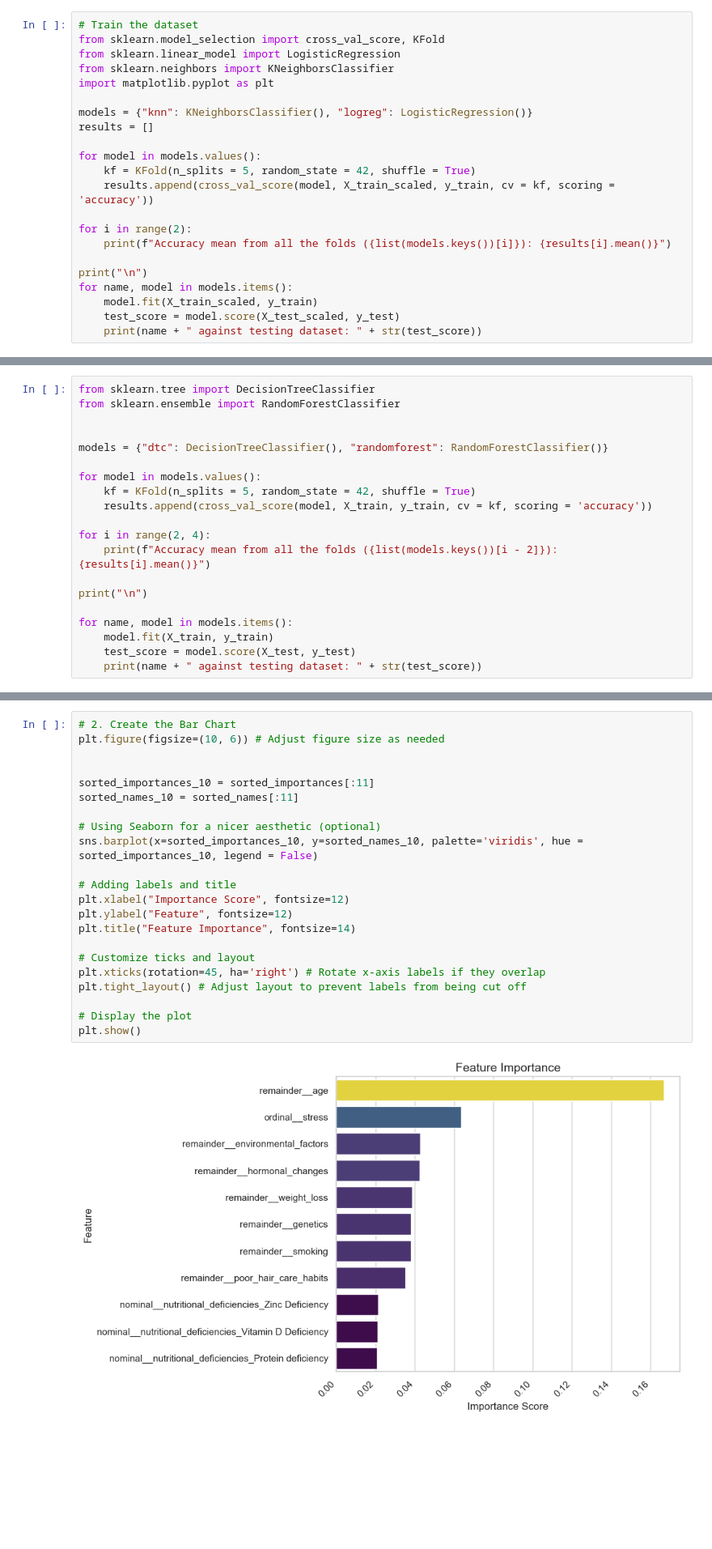
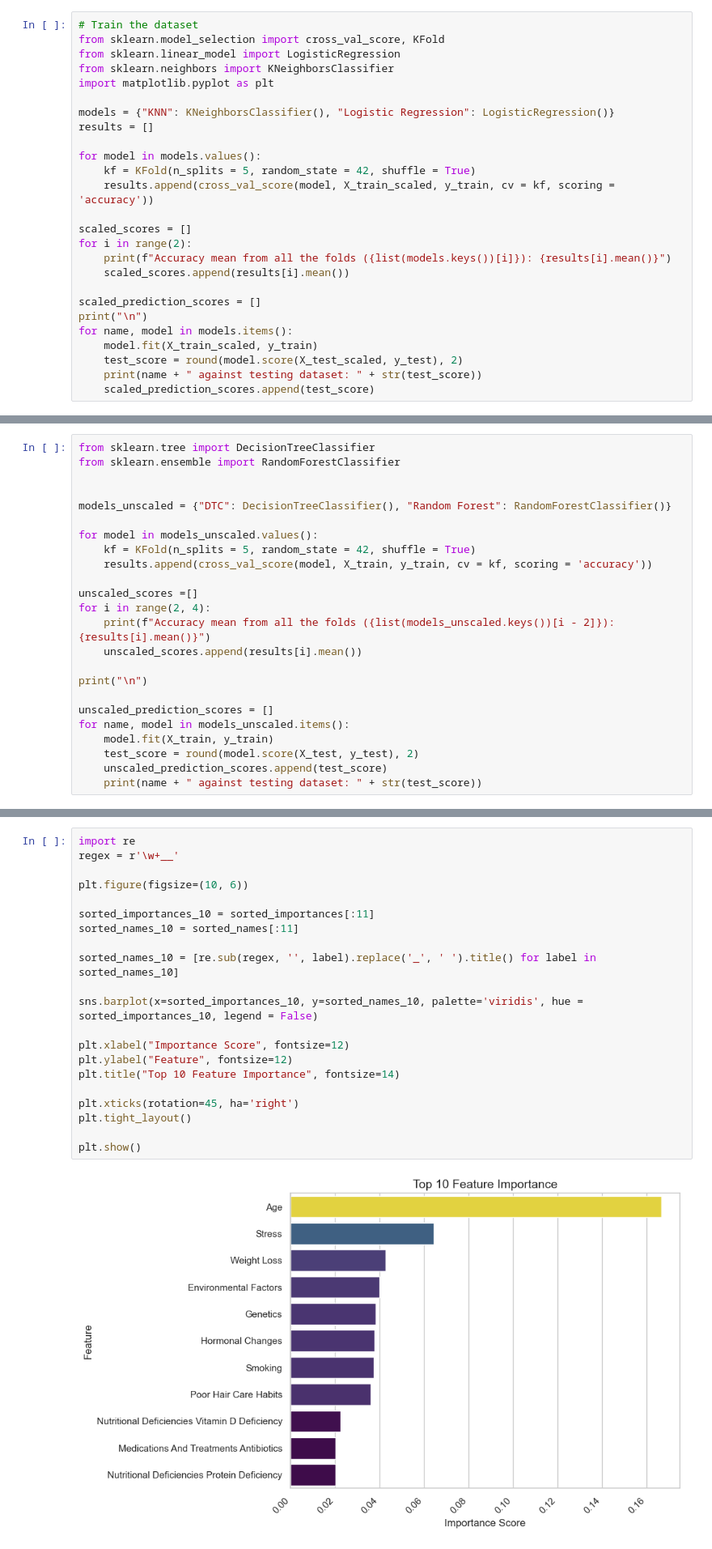
Before and after one commit to kimodri/school-projects, a Jupyter notebook: statistics-and-probability/hair_ml.ipynb, the cells around one changed output, grey strips where cells are left out. Shown: that part at 81% size. Cells and saved outputs as stored; diff of their text form; blank space fills up the shorter version.

```diff
--- a/statistics-and-probability/hair_ml.ipynb
+++ b/statistics-and-probability/hair_ml.ipynb
@@ -116,19 +117,23 @@ from sklearn.linear_model import LogisticRegression
 from sklearn.neighbors import KNeighborsClassifier
 import matplotlib.pyplot as plt
 
-models = {"knn": KNeighborsClassifier(), "logreg": LogisticRegression()}
+models = {"KNN": KNeighborsClassifier(), "Logistic Regression": LogisticRegression()}
 results = []
 
 for model in models.values():
     kf = KFold(n_splits = 5, random_state = 42, shuffle = True)
     results.append(cross_val_score(model, X_train_scaled, y_train, cv = kf, scoring = 'accuracy'))
 
+scaled_scores = []
 for i in range(2):
     print(f"Accuracy mean from all the folds ({list(models.keys())[i]}): {results[i].mean()}")
+    scaled_scores.append(results[i].mean())
 
+scaled_prediction_scores = []
 print("\n")
 for name, model in models.items():
     model.fit(X_train_scaled, y_train)
-    test_score = model.score(X_test_scaled, y_test)
+    test_score = round(model.score(X_test_scaled, y_test), 2)
     print(name + " against testing dataset: " + str(test_score))
+    scaled_prediction_scores.append(test_score)
 # %% [output]
@@ -145,19 +148,23 @@ from sklearn.tree import DecisionTreeClassifier
 from sklearn.ensemble import RandomForestClassifier
 
 
-models = {"dtc": DecisionTreeClassifier(), "randomforest": RandomForestClassifier()}
+models_unscaled = {"DTC": DecisionTreeClassifier(), "Random Forest": RandomForestClassifier()}
 
-for model in models.values():
+for model in models_unscaled.values():
     kf = KFold(n_splits = 5, random_state = 42, shuffle = True)
     results.append(cross_val_score(model, X_train, y_train, cv = kf, scoring = 'accuracy'))
 
+unscaled_scores =[]
 for i in range(2, 4):
-    print(f"Accuracy mean from all the folds ({list(models.keys())[i - 2]}): {results[i].mean()}")
+    print(f"Accuracy mean from all the folds ({list(models_unscaled.keys())[i - 2]}): {results[i].mean()}")
+    unscaled_scores.append(results[i].mean())
 
 print("\n")
 
-for name, model in models.items():
+unscaled_prediction_scores = []
+for name, model in models_unscaled.items():
     model.fit(X_train, y_train)
-    test_score = model.score(X_test, y_test)
+    test_score = round(model.score(X_test, y_test), 2)
+    unscaled_prediction_scores.append(test_score)
     print(name + " against testing dataset: " + str(test_score))
 # %% [output]
@@ -274,24 +309,23 @@ plt.show()
 # %%
-# 2. Create the Bar Chart
-plt.figure(figsize=(10, 6)) # Adjust figure size as needed
+import re
+regex = r'\w+__'
 
+plt.figure(figsize=(10, 6))
 
 sorted_importances_10 = sorted_importances[:11]
 sorted_names_10 = sorted_names[:11]
 
-# Using Seaborn for a nicer aesthetic (optional)
+sorted_names_10 = [re.sub(regex, '', label).replace('_', ' ').title() for label in sorted_names_10]
+
 sns.barplot(x=sorted_importances_10, y=sorted_names_10, palette='viridis', hue = sorted_importances_10, legend = False)
 
-# Adding labels and title
 plt.xlabel("Importance Score", fontsize=12)
 plt.ylabel("Feature", fontsize=12)
-plt.title("Feature Importance", fontsize=14)
+plt.title("Top 10 Feature Importance", fontsize=14)
 
-# Customize ticks and layout
-plt.xticks(rotation=45, ha='right') # Rotate x-axis labels if they overlap
-plt.tight_layout() # Adjust layout to prevent labels from being cut off
+plt.xticks(rotation=45, ha='right')
+plt.tight_layout()
 
-# Display the plot
 plt.show()
 # %% [output]
-[figure, old version]
+[figure, new version]
```
Also changed, not shown: parts of 15 cells of this notebook.
